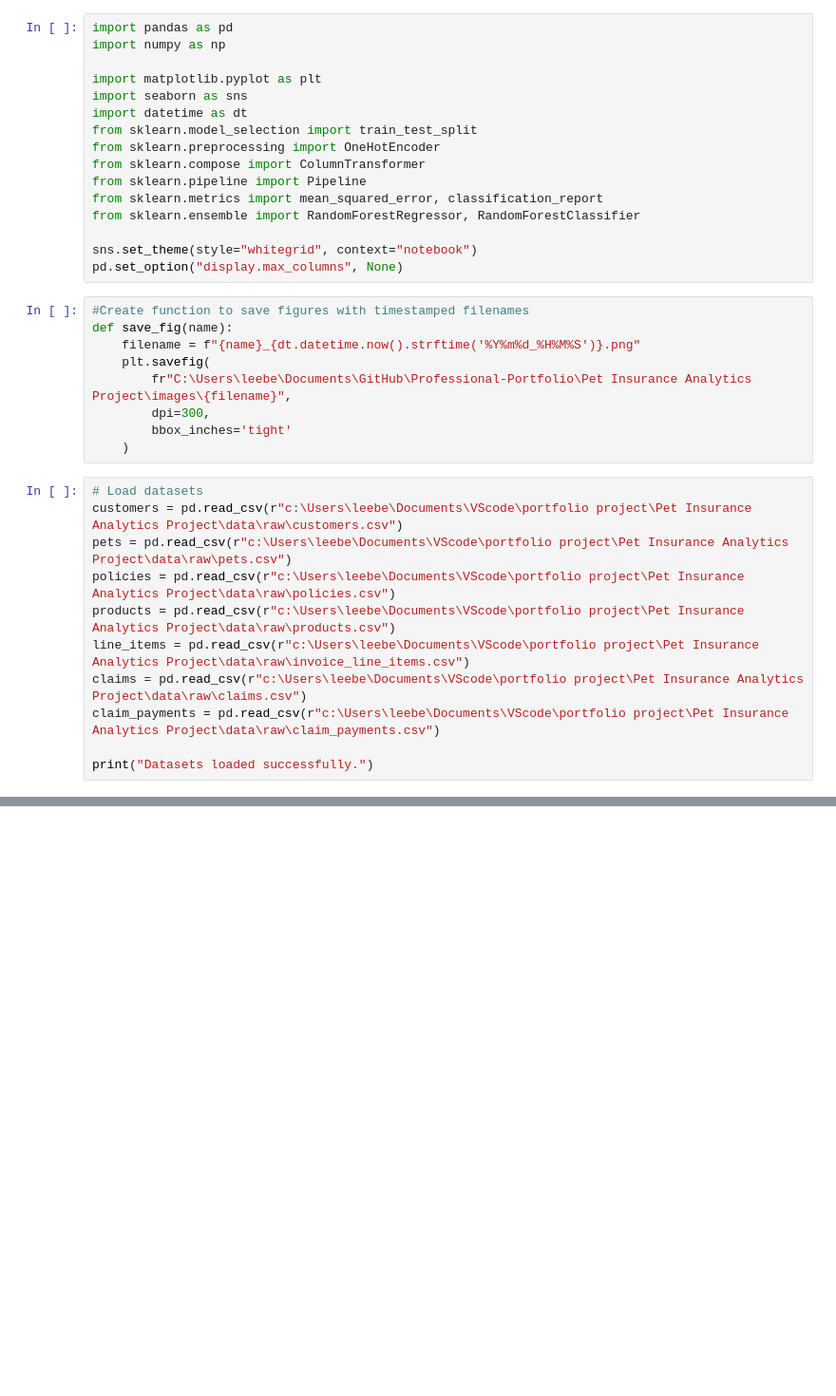
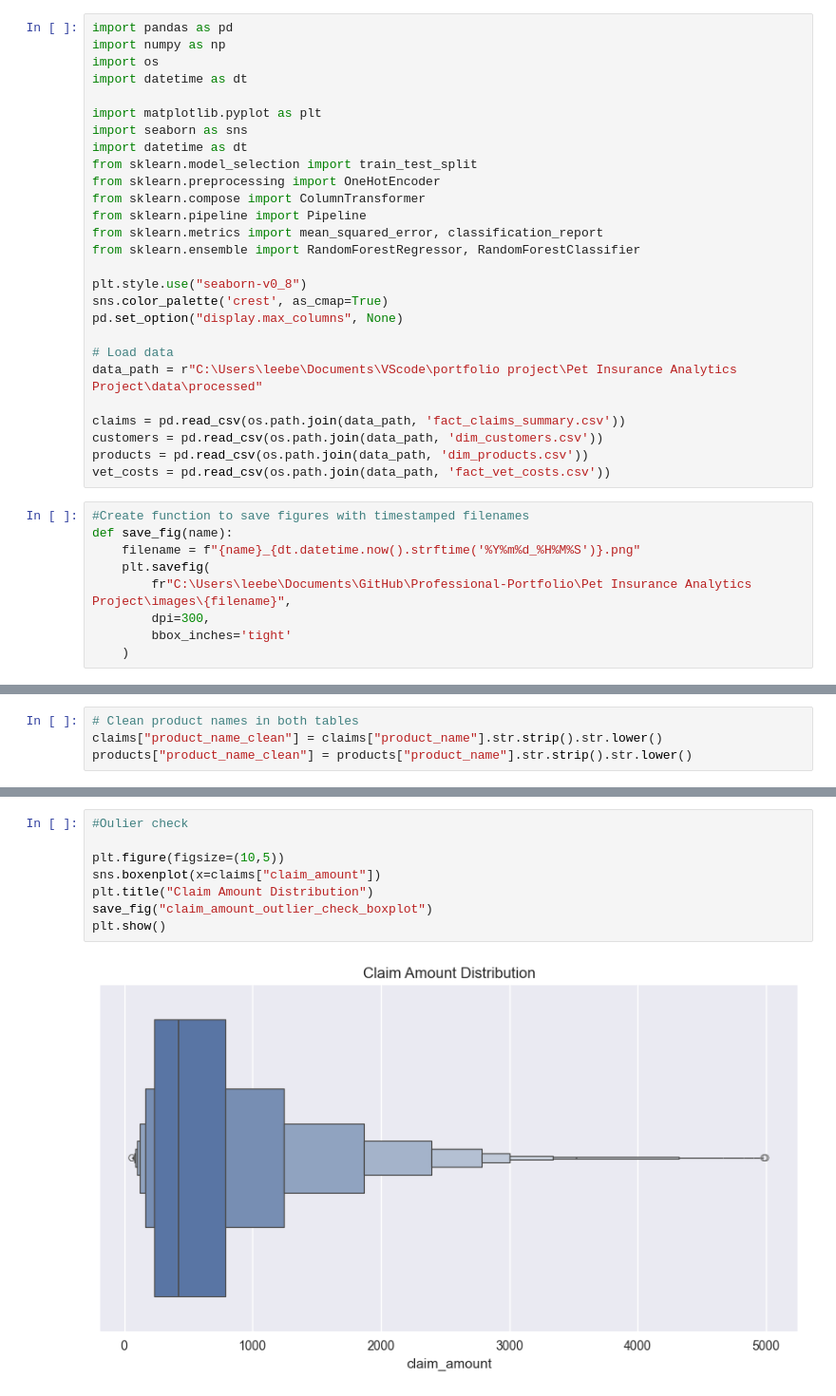
Before and after one commit to lee-grover-92/Professional-Portfolio, a Jupyter notebook: Pet Insurance Analytics Project/notebooks/claims_risk_modelling.ipynb, the cells around one changed output, grey strips where cells are left out. Shown at 95% size. Saved outputs shown, nothing was run; the diff lists cells and outputs as text; blank space fills up the shorter version.

```diff
--- a/Pet Insurance Analytics Project/notebooks/claims_risk_modelling.ipynb
+++ b/Pet Insurance Analytics Project/notebooks/claims_risk_modelling.ipynb
@@ -15,6 +15,8 @@ This notebook forms part of a wider analytics portfolio demonstrating data engin
 # %%
 import pandas as pd
 import numpy as np
+import os
+import datetime as dt
 
 import matplotlib.pyplot as plt
 import seaborn as sns
@@ -26,8 +28,17 @@ from sklearn.pipeline import Pipeline
 from sklearn.metrics import mean_squared_error, classification_report
 from sklearn.ensemble import RandomForestRegressor, RandomForestClassifier
 
-sns.set_theme(style="whitegrid", context="notebook")
+plt.style.use("seaborn-v0_8")
+sns.color_palette('crest', as_cmap=True)
 pd.set_option("display.max_columns", None)
+
+# Load data
+data_path = r"C:\Users\leebe\Documents\VScode\portfolio project\Pet Insurance Analytics Project\data\processed"
+
+claims = pd.read_csv(os.path.join(data_path, 'fact_claims_summary.csv'))
+customers = pd.read_csv(os.path.join(data_path, 'dim_customers.csv'))
+products = pd.read_csv(os.path.join(data_path, 'dim_products.csv'))
+vet_costs = pd.read_csv(os.path.join(data_path, 'fact_vet_costs.csv'))
 # %%
 #Create function to save figures with timestamped filenames
 def save_fig(name):
@@ -37,14 +48,3 @@ def save_fig(name):
         dpi=300,
         bbox_inches='tight'
     )
-# %%
-# Load datasets
-customers = pd.read_csv(r"c:\Users\leebe\Documents\VScode\portfolio project\Pet Insurance Analytics Project\data\raw\customers.csv")
-pets = pd.read_csv(r"c:\Users\leebe\Documents\VScode\portfolio project\Pet Insurance Analytics Project\data\raw\pets.csv")
-policies = pd.read_csv(r"c:\Users\leebe\Documents\VScode\portfolio project\Pet Insurance Analytics Project\data\raw\policies.csv")
-products = pd.read_csv(r"c:\Users\leebe\Documents\VScode\portfolio project\Pet Insurance Analytics Project\data\raw\products.csv")
-line_items = pd.read_csv(r"c:\Users\leebe\Documents\VScode\portfolio project\Pet Insurance Analytics Project\data\raw\invoice_line_items.csv")
-claims = pd.read_csv(r"c:\Users\leebe\Documents\VScode\portfolio project\Pet Insurance Analytics Project\data\raw\claims.csv")
-claim_payments = pd.read_csv(r"c:\Users\leebe\Documents\VScode\portfolio project\Pet Insurance Analytics Project\data\raw\claim_payments.csv")
-
-print("Datasets loaded successfully.")
@@ -116,0 +123,4 @@ for name, df in tables.items():
+# %%
+# Clean product names in both tables
+claims["product_name_clean"] = claims["product_name"].str.strip().str.lower()
+products["product_name_clean"] = products["product_name"].str.strip().str.lower()
@@ -116,0 +202,10 @@ for name, df in tables.items():
+# %%
+#Oulier check
+
+plt.figure(figsize=(10,5))
+sns.boxenplot(x=claims["claim_amount"])
+plt.title("Claim Amount Distribution")
+save_fig("claim_amount_outlier_check_boxplot")
+plt.show()
+# %% [output]
+[figure, added]
```
Also changed, not shown: parts of 66 cells of this notebook, 35 other files.
